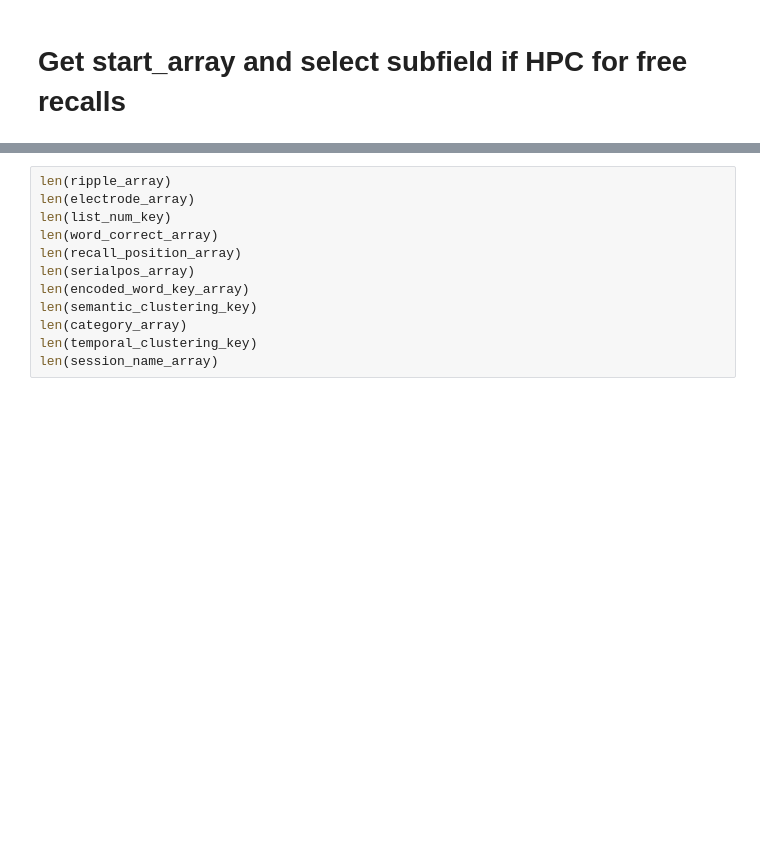
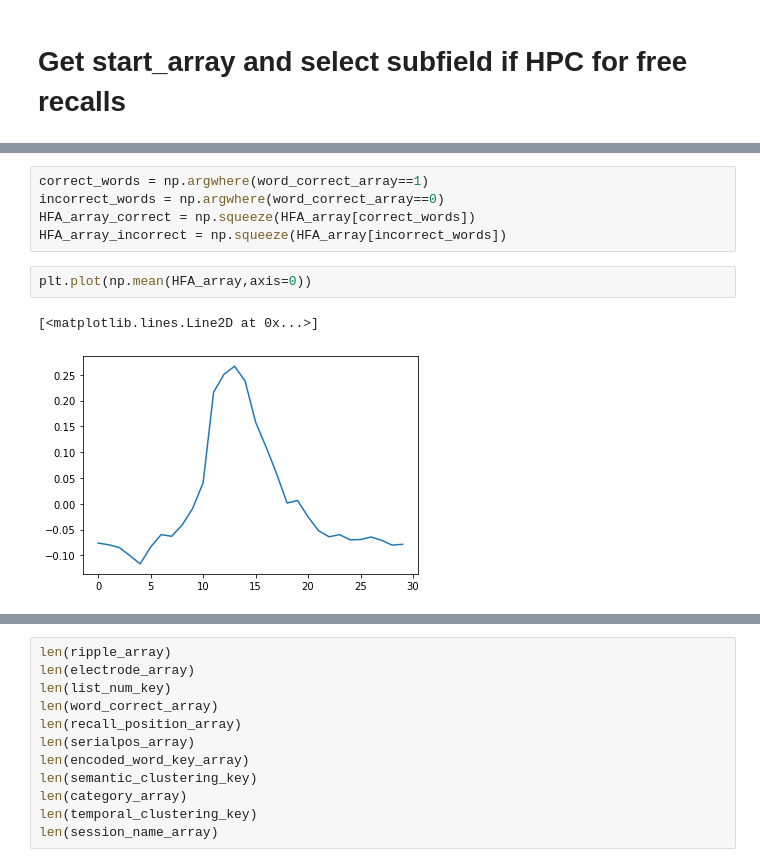
Before and after one commit to ebrahimfeghhi/ripple_memory, a Jupyter notebook: Ebrahim_SWRanalysisClustering-HFAencoding.ipynb, the cells around one changed output, grey strips where cells are left out. Saved outputs shown, nothing was run; the diff lists cells and outputs as text; blank space fills up the shorter version.

```diff
--- a/Ebrahim_SWRanalysisClustering-HFAencoding.ipynb
+++ b/Ebrahim_SWRanalysisClustering-HFAencoding.ipynb
@@ -493,0 +487,10 @@ Overall ripple rate: 0.243 Hz
+# %%
+correct_words = np.argwhere(word_correct_array==1)
+incorrect_words = np.argwhere(word_correct_array==0)
+HFA_array_correct = np.squeeze(HFA_array[correct_words])
+HFA_array_incorrect = np.squeeze(HFA_array[incorrect_words])
+# %%
+plt.plot(np.mean(HFA_array,axis=0))
+# %% [output]
+[<matplotlib.lines.Line2D at 0x...>]
+[figure, added]
```
Also changed, not shown: parts of 8 cells of this notebook, 44 other files.
